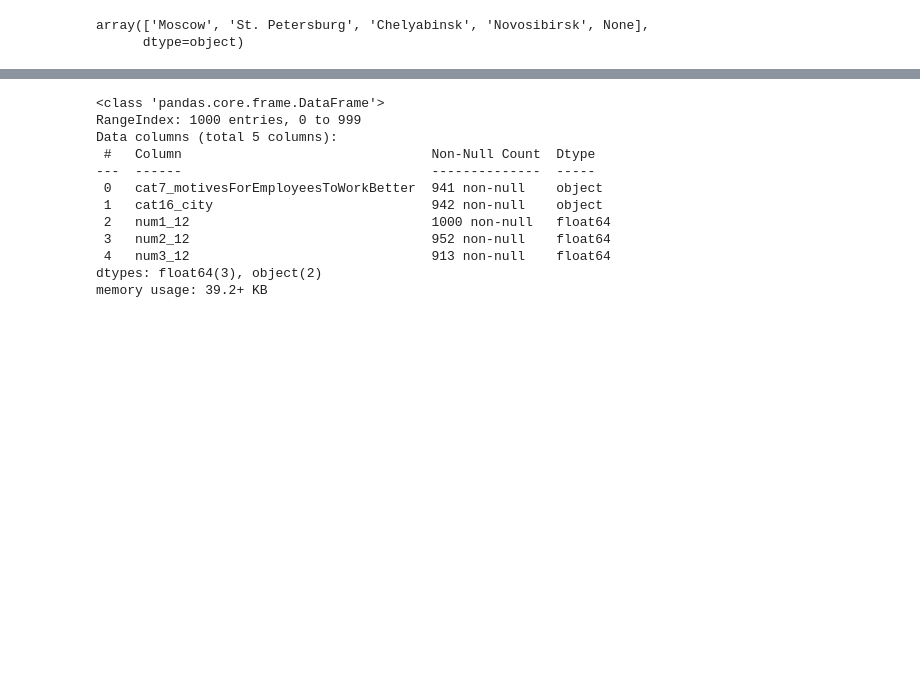
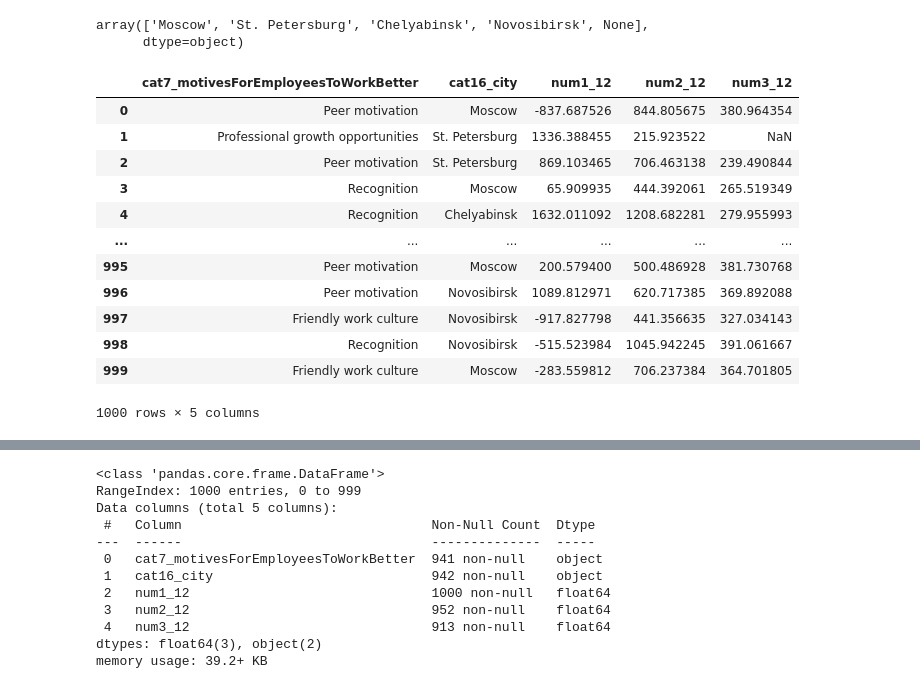
Before and after one commit to Niruksorp/MSOLab, a Jupyter notebook: lab2/Lab2.ipynb, the cells around one changed output, grey strips where cells are left out. Drawn from its saved outputs; the diff is of its cells as text; code cells hidden in the pictures; blank space fills up the shorter version.

```diff
--- a/lab2/Lab2.ipynb
+++ b/lab2/Lab2.ipynb
@@ -80,0 +99,16 @@ array(['Moscow', 'St. Petersburg', 'Chelyabinsk', 'Novosibirsk', None],
+# %%
+data
+# %% [output]
+|  | cat7_motivesForEmployeesToWorkBetter | cat16_city | num1_12 | num2_12 | num3_12 |
+| 0 | Peer motivation | Moscow | -837.687526 | 844.805675 | 380.964354 |
+| 1 | Professional growth opportunities | St. Petersburg | 1336.388455 | 215.923522 | NaN |
+| 2 | Peer motivation | St. Petersburg | 869.103465 | 706.463138 | 239.490844 |
+| 3 | Recognition | Moscow | 65.909935 | 444.392061 | 265.519349 |
+| 4 | Recognition | Chelyabinsk | 1632.011092 | 1208.682281 | 279.955993 |
+| ... | ... | ... | ... | ... | ... |
+| 995 | Peer motivation | Moscow | 200.579400 | 500.486928 | 381.730768 |
+| 996 | Peer motivation | Novosibirsk | 1089.812971 | 620.717385 | 369.892088 |
+| 997 | Friendly work culture | Novosibirsk | -917.827798 | 441.356635 | 327.034143 |
+| 998 | Recognition | Novosibirsk | -515.523984 | 1045.942245 | 391.061667 |
+| 999 | Friendly work culture | Moscow | -283.559812 | 706.237384 | 364.701805 |
+1000 rows × 5 columns
```
Also changed, not shown: parts of 34 cells of this notebook.
